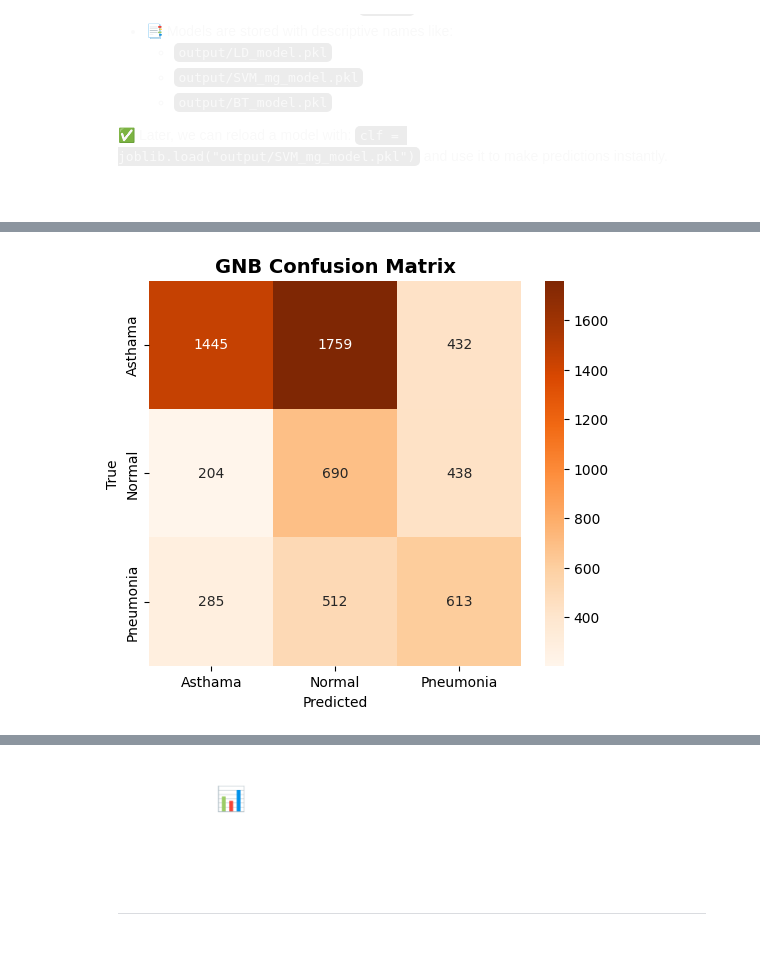
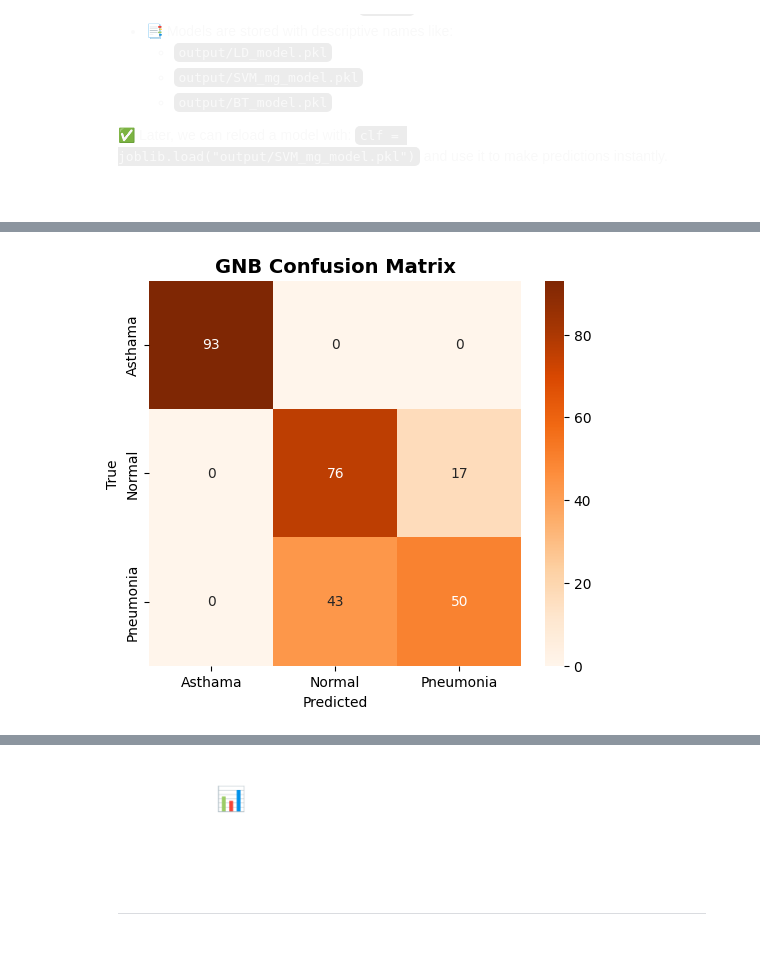
Before and after one commit to Subh41/PreSense, a Jupyter notebook: notebooks/3-spectralpaper-classification.ipynb, the cells around one changed output, grey strips where cells are left out. Drawn from its saved outputs; the diff is of its cells as text; code cells hidden in the pictures.

```diff
--- a/notebooks/3-spectralpaper-classification.ipynb
+++ b/notebooks/3-spectralpaper-classification.ipynb
@@ -309,6 +252,8 @@ import pandas as pd
 import numpy as np
 import matplotlib.pyplot as plt
 import seaborn as sns
+import os
+import joblib
 
 from sklearn.model_selection import train_test_split
 from sklearn.metrics import (
@@ -325,12 +270,19 @@ from sklearn.svm import SVC
 # -----------------------------
 # LOAD DATA
 # -----------------------------
-df = pd.read_excel("/kaggle/input/spectral-paper/lung_sound_features.xlsx")
+data_path = r"D:\Users\Dell\Downloads\PreSense\notebooks\lung_sound_features.xlsx"
+df = pd.read_excel(data_path)
 
-# Drop only the 'Class' column since 'File' doesn't exist
-X = df.drop(columns=["Class"]).values
+print(f"✅ Loaded data: {df.shape}")
+print(f"Columns: {df.columns.tolist()}")
+
+# Drop 'Class' and 'File' columns
+X = df.drop(columns=["Class", "File"]).values
 y = df["Class"].values
 
+print(f"\nFeatures shape: {X.shape}")
+print(f"Labels shape: {y.shape}")
+print(f"Classes: {np.unique(y)}")
 
 # -----------------------------
 # TRAIN-TEST SPLIT
@@ -339,25 +291,20 @@ X_train, X_test, y_train, y_test = train_test_split(
     X, y, test_size=0.3, stratify=y, random_state=42
 )
 
-print(f"Train size: {len(y_train)}, Test size: {len(y_test)}")
+print(f"\nTrain size: {len(y_train)}, Test size: {len(y_test)}")
 
 # -----------------------------
 # MODEL DEFINITIONS
 # -----------------------------
 models = {
     "LD": LinearDiscriminantAnalysis(),
-    "KNB": GaussianNB(),  # Kernel NB approximation with Gaussian NB
-    "FT": DecisionTreeClassifier(max_depth=None, random_state=42),  # Fine Tree
+    "KNB": GaussianNB(),
+    "FT": DecisionTreeClassifier(max_depth=None, random_state=42),
     "GNB": GaussianNB(),
-    "FKNN": KNeighborsClassifier(n_neighbors=1),  # Fine KNN
+    "FKNN": KNeighborsClassifier(n_neighbors=1),
     "BT": BaggingClassifier(estimator=DecisionTreeClassifier(), n_estimators=50, random_state=42),
-    "SKNN": KNeighborsClassifier(n_neighbors=5, weights='distance'),  # Subspace KNN approx
-#    "SVM_linear": SVC(kernel="linear", probability=True, random_state=42),
-#    "SVM_quadratic": SVC(kernel="poly", degree=2, probability=True, random_state=42),
-#    "SVM_cubic": SVC(kernel="poly", degree=3, probability=True, random_state=42),
-#    "SVM_fg": SVC(kernel="rbf", gamma=5, probability=True, random_state=42),   # Fine Gaussian
-#    "SVM_mg": SVC(kernel="rbf", gamma=0.5, probability=True, random_state=42), # Medium Gaussian
-#    "SVM_cg": SVC(kernel="rbf", gamma=0.05, probability=True, random_state=42) # Coarse Gaussian
+    "SKNN": KNeighborsClassifier(n_neighbors=5, weights='distance'),
+    "SVM": SVC(kernel="rbf", probability=True, random_state=42),
 }
 
 # -----------------------------
@@ -375,15 +322,17 @@ def evaluate_model(name, model, X_train, X_test, y_train, y_test, cmap="Blues"):
 
     # Type I & II errors
     cm = confusion_matrix(y_test, y_pred, labels=np.unique(y))
-    FP = cm.sum(axis=0) - np.diag(cm)  # false positives
-    FN = cm.sum(axis=1) - np.diag(cm)  # false negatives
+    FP = cm.sum(axis=0) - np.diag(cm)
+    FN = cm.sum(axis=1) - np.diag(cm)
     TP = np.diag(cm)
     TN = cm.sum() - (FP + FN + TP)
 
-    type1 = FP / (FP + TN + 1e-12)  # False Positive Rate
-    type2 = FN / (FN + TP + 1e-12)  # False Negative Rate
+    type1 = FP / (FP + TN + 1e-12)
+    type2 = FN / (FN + TP + 1e-12)
 
-    print(f"\n🔹 {name} Results 🔹")
+    print(f"\n{'='*60}")
+    print(f"🔹 {name} Results 🔹")
+    print(f"{'='*60}")
     print(f"Accuracy: {acc:.3f}, Precision: {prec:.3f}, Recall: {rec:.3f}, F1: {f1:.3f}")
     print("Type I Error (per class):", np.round(type1,3))
     print("Type II Error (per class):", np.round(type2,3))
@@ -397,28 +346,51 @@ def evaluate_model(name, model, X_train, X_test, y_train, y_test, cmap="Blues"):
     plt.ylabel("True")
     plt.show()
 
-# -----------------------------
-# RUN ALL MODELS
-# -----------------------------
-import os
-import joblib  # for saving models
+    return acc, prec, rec, f1
 
 # -----------------------------
 # CREATE OUTPUT DIRECTORY
 # -----------------------------
-os.makedirs("/kaggle/working/output", exist_ok=True)
+output_dir = r"D:\Users\Dell\Downloads\PreSense\trained_models"
+os.makedirs(output_dir, exist_ok=True)
+print(f"\n✅ Output directory: {output_dir}\n")
 
 # -----------------------------
 # RUN ALL MODELS & SAVE
 # -----------------------------
-cmaps = ["Blues","Reds","Greens","Oranges","Purples","BuPu","YlGnBu",
-         "cividis","coolwarm","plasma","mako","rocket","Spectral"]
+cmaps = ["Blues","Reds","Greens","Oranges","Purples","BuPu","YlGnBu","cividis"]
 
-for (i, (name, model)) in enumerate(models.items()):
-    evaluate_model(name, model, X_train, X_test, y_train, y_test, cmap=cmaps[i % len(cmaps)])
+results = []
 
-    # save trained model
-    save_path = f"output/{name}_model.pkl"
+for i, (name, model) in enumerate(models.items()):
+    acc, prec, rec, f1 = evaluate_model(name, model, X_train, X_test, y_train, y_test, cmap=cmaps[i % len(cmaps)])
+
+    # Save trained model
+    save_path = os.path.join(output_dir, f"{name}_model.pkl")
     joblib.dump(model, save_path)
-    print(f"✅ Saved {name} model to {save_path}")
+    print(f"✅ Saved {name} model to {save_path}\n")
+
+    results.append({
+        'Model': name,
+        'Accuracy': acc,
+        'Precision': prec,
+        'Recall': rec,
+        'F1-Score': f1
+    })
+
+# -----------------------------
+# SUMMARY TABLE
+# -----------------------------
+print("\n" + "="*60)
+print("📊 MODEL COMPARISON SUMMARY")
+print("="*60)
+results_df = pd.DataFrame(results)
+print(results_df.to_string(index=False))
+
+# Find best model
+best_model = results_df.loc[results_df['Accuracy'].idxmax()]
+print(f"\n🏆 Best Model: {best_model['Model']} with Accuracy: {best_model['Accuracy']:.3f}")
+
+print("\n✅ All models trained and saved successfully!")
+print(f"📁 Models location: {output_dir}")
 # %% [output]
@@ -496 +477 @@ weighted avg       0.57      0.43      0.46      6378
-[figure, old version]
+[figure, new version]
```
Also changed, not shown: parts of 7 cells of this notebook, 54 other files.
